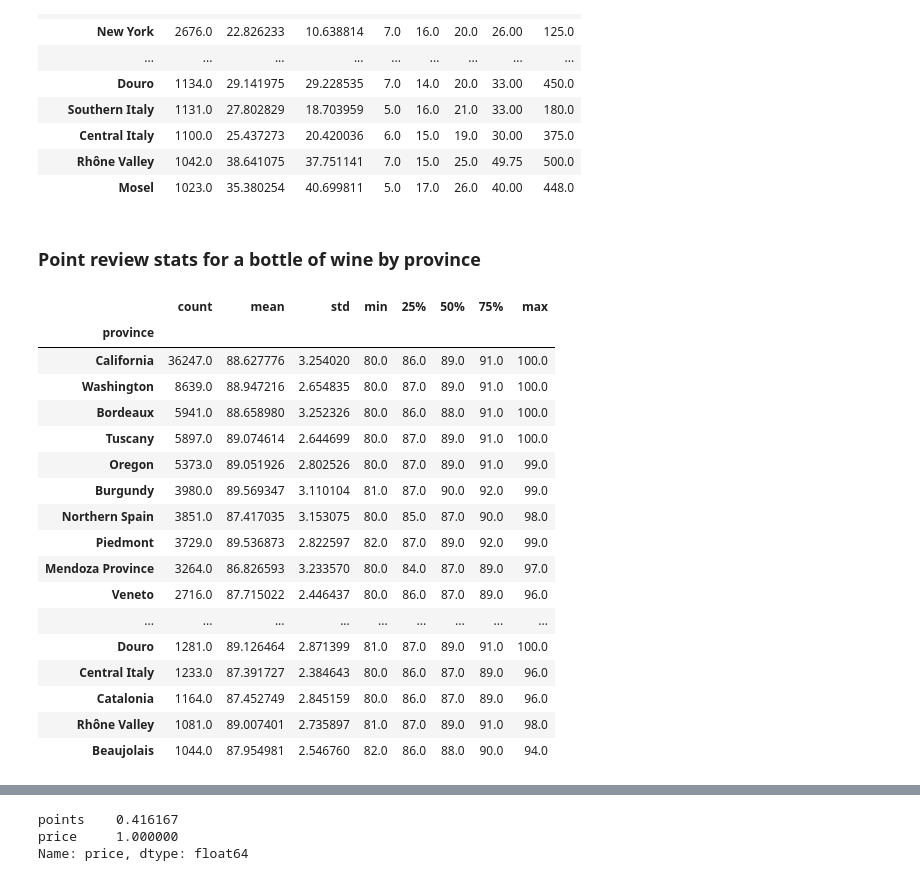
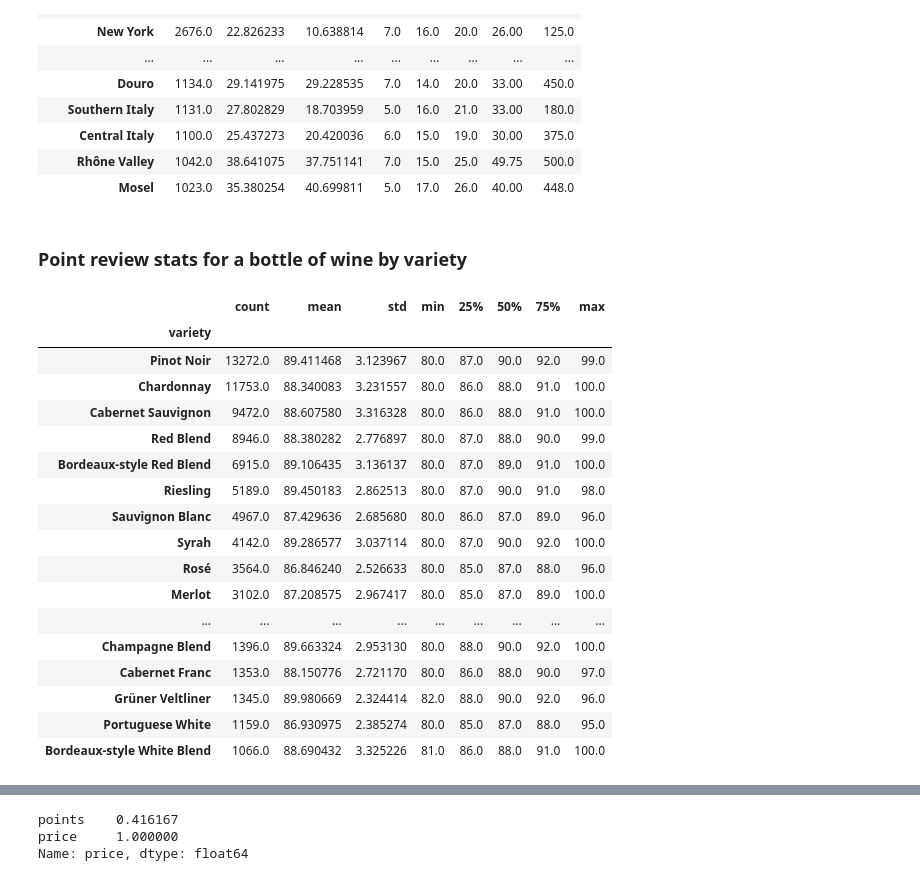
Before and after one commit to evanrosa/wine-ML-capstone-2018, a Jupyter notebook: 02-EDA.ipynb, the cells around one changed output, grey strips where cells are left out. Drawn from its saved outputs; the diff is of its cells as text; code cells hidden in the pictures.

```diff
--- a/02-EDA.ipynb
+++ b/02-EDA.ipynb
@@ -354,25 +360,25 @@ wine.groupby('province').price.describe().sort_values(['count','mean'], ascendin
 | Rhône Valley | 1042.0 | 38.641075 | 37.751141 | 7.0 | 15.0 | 25.0 | 49.75 | 500.0 |
 | Mosel | 1023.0 | 35.380254 | 40.699811 | 5.0 | 17.0 | 26.0 | 40.00 | 448.0 |
 # %% [markdown]
-### Point review stats for a bottle of wine by province
+### Point review stats for a bottle of wine by variety
 # %%
-wine.groupby('province').points.describe().sort_values(['count','mean'], ascending=False).head(25)
+wine.groupby('variety').points.describe().sort_values(['count'], ascending=False).head(25)
 # %% [output]
 |  | count | mean | std | min | 25% | 50% | 75% | max |
-| province |  |  |  |  |  |  |  |  |
-| California | 36247.0 | 88.627776 | 3.254020 | 80.0 | 86.0 | 89.0 | 91.0 | 100.0 |
-| Washington | 8639.0 | 88.947216 | 2.654835 | 80.0 | 87.0 | 89.0 | 91.0 | 100.0 |
-| Bordeaux | 5941.0 | 88.658980 | 3.252326 | 80.0 | 86.0 | 88.0 | 91.0 | 100.0 |
-| Tuscany | 5897.0 | 89.074614 | 2.644699 | 80.0 | 87.0 | 89.0 | 91.0 | 100.0 |
-| Oregon | 5373.0 | 89.051926 | 2.802526 | 80.0 | 87.0 | 89.0 | 91.0 | 99.0 |
-| Burgundy | 3980.0 | 89.569347 | 3.110104 | 81.0 | 87.0 | 90.0 | 92.0 | 99.0 |
-| Northern Spain | 3851.0 | 87.417035 | 3.153075 | 80.0 | 85.0 | 87.0 | 90.0 | 98.0 |
-| Piedmont | 3729.0 | 89.536873 | 2.822597 | 82.0 | 87.0 | 89.0 | 92.0 | 99.0 |
-| Mendoza Province | 3264.0 | 86.826593 | 3.233570 | 80.0 | 84.0 | 87.0 | 89.0 | 97.0 |
-| Veneto | 2716.0 | 87.715022 | 2.446437 | 80.0 | 86.0 | 87.0 | 89.0 | 96.0 |
+| variety |  |  |  |  |  |  |  |  |
+| Pinot Noir | 13272.0 | 89.411468 | 3.123967 | 80.0 | 87.0 | 90.0 | 92.0 | 99.0 |
+| Chardonnay | 11753.0 | 88.340083 | 3.231557 | 80.0 | 86.0 | 88.0 | 91.0 | 100.0 |
+| Cabernet Sauvignon | 9472.0 | 88.607580 | 3.316328 | 80.0 | 86.0 | 88.0 | 91.0 | 100.0 |
+| Red Blend | 8946.0 | 88.380282 | 2.776897 | 80.0 | 87.0 | 88.0 | 90.0 | 99.0 |
+| Bordeaux-style Red Blend | 6915.0 | 89.106435 | 3.136137 | 80.0 | 87.0 | 89.0 | 91.0 | 100.0 |
+| Riesling | 5189.0 | 89.450183 | 2.862513 | 80.0 | 87.0 | 90.0 | 91.0 | 98.0 |
+| Sauvignon Blanc | 4967.0 | 87.429636 | 2.685680 | 80.0 | 86.0 | 87.0 | 89.0 | 96.0 |
+| Syrah | 4142.0 | 89.286577 | 3.037114 | 80.0 | 87.0 | 90.0 | 92.0 | 100.0 |
+| Rosé | 3564.0 | 86.846240 | 2.526633 | 80.0 | 85.0 | 87.0 | 88.0 | 96.0 |
+| Merlot | 3102.0 | 87.208575 | 2.967417 | 80.0 | 85.0 | 87.0 | 89.0 | 100.0 |
 | ... | ... | ... | ... | ... | ... | ... | ... | ... |
-| Douro | 1281.0 | 89.126464 | 2.871399 | 81.0 | 87.0 | 89.0 | 91.0 | 100.0 |
-| Central Italy | 1233.0 | 87.391727 | 2.384643 | 80.0 | 86.0 | 87.0 | 89.0 | 96.0 |
-| Catalonia | 1164.0 | 87.452749 | 2.845159 | 80.0 | 86.0 | 87.0 | 89.0 | 96.0 |
-| Rhône Valley | 1081.0 | 89.007401 | 2.735897 | 81.0 | 87.0 | 89.0 | 91.0 | 98.0 |
-| Beaujolais | 1044.0 | 87.954981 | 2.546760 | 82.0 | 86.0 | 88.0 | 90.0 | 94.0 |
+| Champagne Blend | 1396.0 | 89.663324 | 2.953130 | 80.0 | 88.0 | 90.0 | 92.0 | 100.0 |
+| Cabernet Franc | 1353.0 | 88.150776 | 2.721170 | 80.0 | 86.0 | 88.0 | 90.0 | 97.0 |
+| Grüner Veltliner | 1345.0 | 89.980669 | 2.324414 | 82.0 | 88.0 | 90.0 | 92.0 | 96.0 |
+| Portuguese White | 1159.0 | 86.930975 | 2.385274 | 80.0 | 85.0 | 87.0 | 88.0 | 95.0 |
+| Bordeaux-style White Blend | 1066.0 | 88.690432 | 3.325226 | 81.0 | 86.0 | 88.0 | 91.0 | 100.0 |
```
Also changed, not shown: parts of 31 cells of this notebook.
